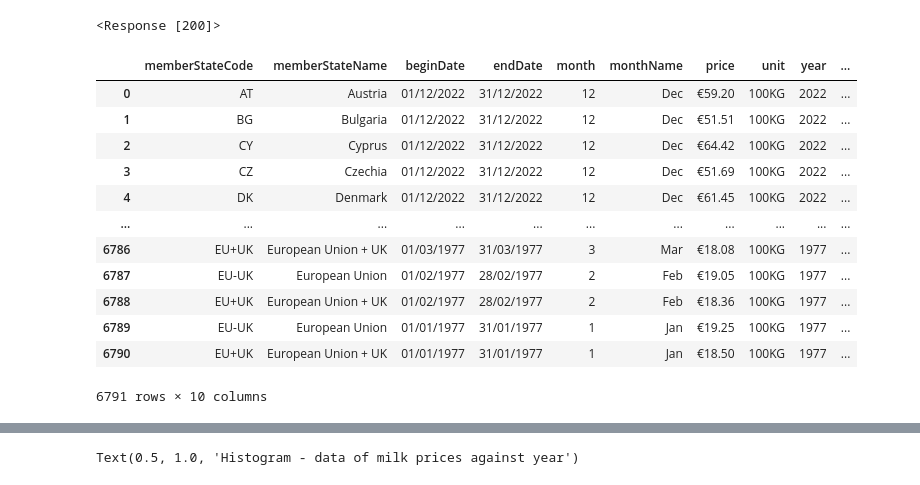
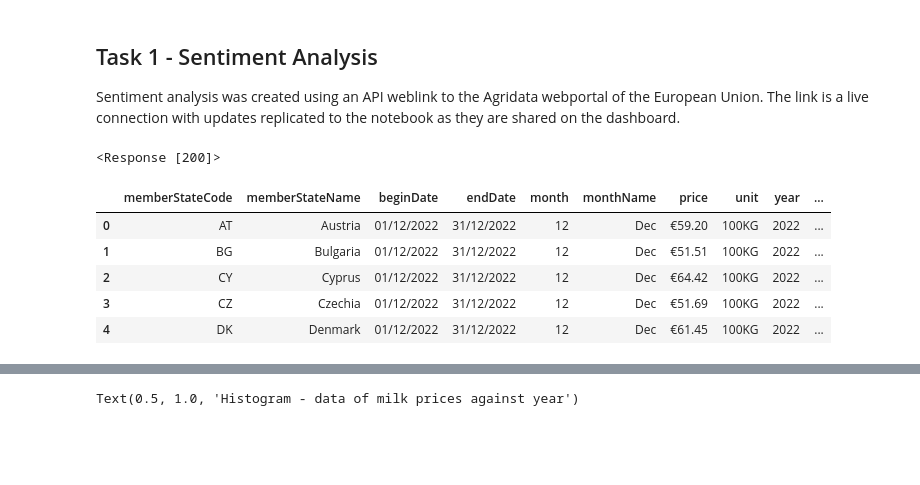
Before and after one commit to sinduff-cct/CA2_Agri_Nov22__V2, a Jupyter notebook: Notebook 3 - Machine Learning.ipynb, the cells around one changed output, grey strips where cells are left out. Drawn from its saved outputs; the diff is of its cells as text; code cells hidden in the pictures; blank space fills up the shorter version.

Commit message:
Machine Learning - model 1
Work on sentiment analysis, and completing the machine learning segment .. specifically model 1

```diff
--- a/Notebook 3 - Machine Learning.ipynb
+++ b/Notebook 3 - Machine Learning.ipynb
@@ -31,6 +32,10 @@ import pandas as pd
 #Libraries to work with json files
 import requests
 import json
+# %% [markdown]
+## Task 1 - Sentiment Analysis
+
+Sentiment analysis was created using an API weblink to the Agridata webportal of the European Union.  The link is a live connection with updates replicated to the notebook as they are shared on the dashboard.
 # %%
 # setting up the HTTP request
 # create a live api link to the Europa AgriFood Dashboard for live Raw Milk price updates
@@ -61,18 +60,11 @@ df_milk_prices = pd.DataFrame.from_dict(raw_milk_api.json())
 # %%
 # show the dataframe
 
-df_milk_prices
+df_milk_prices.head()
 # %% [output]
 |  | memberStateCode | memberStateName | beginDate | endDate | month | monthName | price | unit | year | ... |
 | 0 | AT | Austria | 01/12/2022 | 31/12/2022 | 12 | Dec | €59.20 | 100KG | 2022 | ... |
 | 1 | BG | Bulgaria | 01/12/2022 | 31/12/2022 | 12 | Dec | €51.51 | 100KG | 2022 | ... |
 | 2 | CY | Cyprus | 01/12/2022 | 31/12/2022 | 12 | Dec | €64.42 | 100KG | 2022 | ... |
 | 3 | CZ | Czechia | 01/12/2022 | 31/12/2022 | 12 | Dec | €51.69 | 100KG | 2022 | ... |
 | 4 | DK | Denmark | 01/12/2022 | 31/12/2022 | 12 | Dec | €61.45 | 100KG | 2022 | ... |
-| ... | ... | ... | ... | ... | ... | ... | ... | ... | ... | ... |
-| 6786 | EU+UK | European Union + UK | 01/03/1977 | 31/03/1977 | 3 | Mar | €18.08 | 100KG | 1977 | ... |
-| 6787 | EU-UK | European Union | 01/02/1977 | 28/02/1977 | 2 | Feb | €19.05 | 100KG | 1977 | ... |
-| 6788 | EU+UK | European Union + UK | 01/02/1977 | 28/02/1977 | 2 | Feb | €18.36 | 100KG | 1977 | ... |
-| 6789 | EU-UK | European Union | 01/01/1977 | 31/01/1977 | 1 | Jan | €19.25 | 100KG | 1977 | ... |
-| 6790 | EU+UK | European Union + UK | 01/01/1977 | 31/01/1977 | 1 | Jan | €18.50 | 100KG | 1977 | ... |
-6791 rows × 10 columns
```
Also changed, not shown: parts of 43 cells of this notebook, 2 other files.
